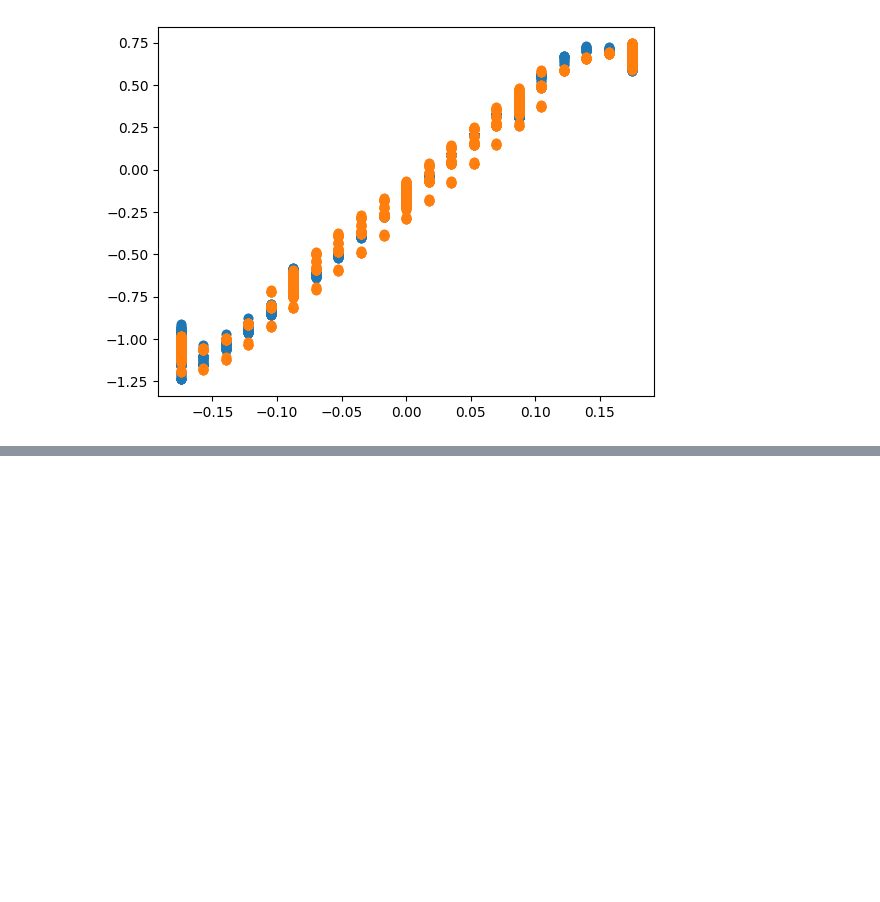
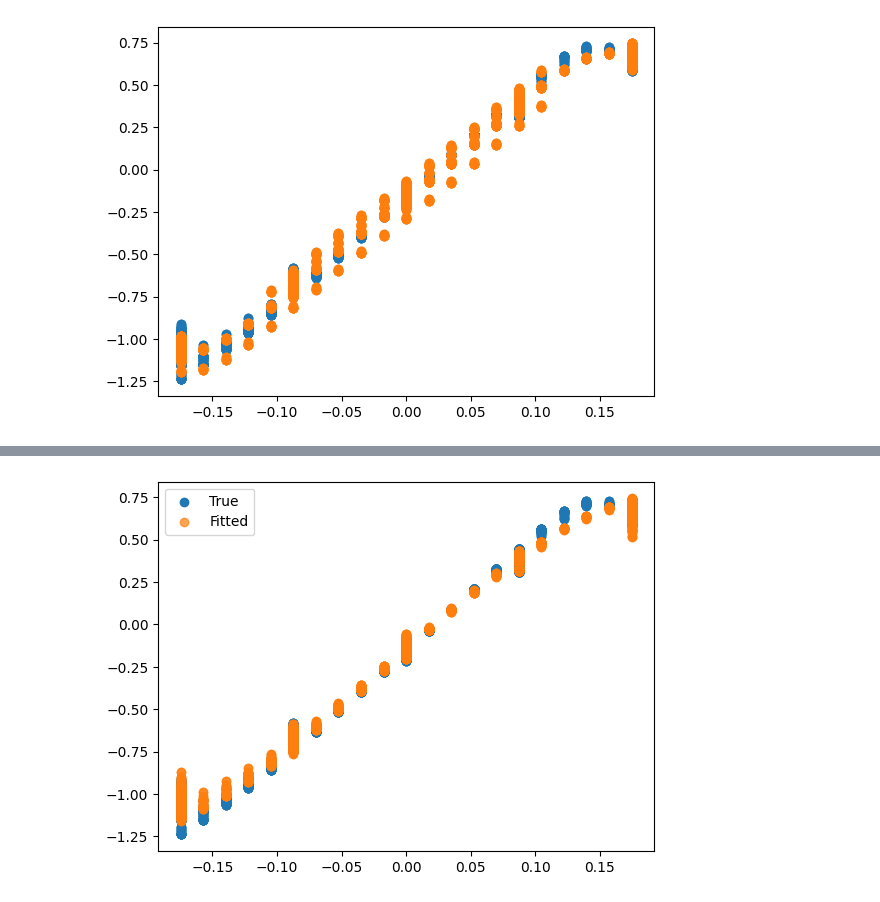
Before and after one commit to wgrosche/AIrcraft, a Jupyter notebook: main/polyfit.ipynb, the cells around one changed output, grey strips where cells are left out. Drawn from its saved outputs; the diff is of its cells as text; code cells hidden in the pictures; blank space fills up the shorter version.

```diff
--- a/main/polyfit.ipynb
+++ b/main/polyfit.ipynb
@@ -183,0 +189,37 @@ plt.show()
+# %%
+from sklearn.preprocessing import PolynomialFeatures
+from sklearn.linear_model import LinearRegression
+import numpy as np
+
+# Polynomial order
+poly_order = 3
+
+# Generate polynomial features (including interactions)
+poly = PolynomialFeatures(degree=poly_order, include_bias=False)
+X_poly = poly.fit_transform(X)  # X is the input DataFrame
+
+# Fit the model for each output
+fitted_models = {}
+for output in output_features:
+    Y = train_data[output]
+    model = LinearRegression()
+    model.fit(X_poly, Y)
+    fitted_models[output] = {
+        'model': model,
+        'poly': poly,
+        'coef': model.coef_,
+        'intercept': model.intercept_,
+    }
+
+# Predict using the model
+output_to_plot = 'CZ'
+X_test = poly.transform(X)
+Y_pred = fitted_models[output_to_plot]['model'].predict(X_test)
+
+# Visualization
+plt.scatter(X['alpha'], train_data[output_to_plot], label='True')
+plt.scatter(X['alpha'], Y_pred, label='Fitted', alpha=0.7)
+plt.legend()
+plt.show()
+# %% [output]
+[figure, added]
```
Also changed, not shown: parts of 8 cells of this notebook, 9 other files.
